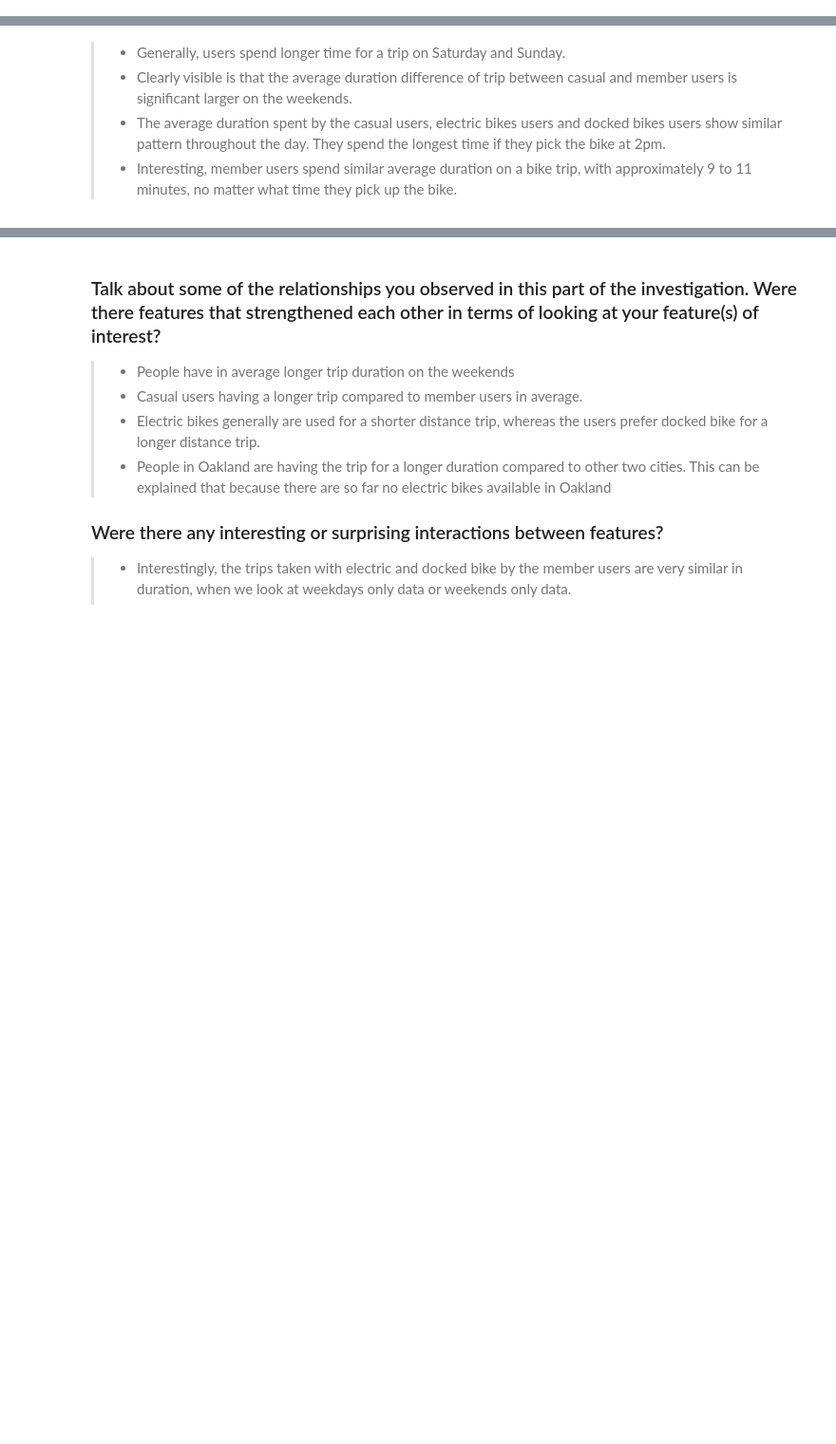
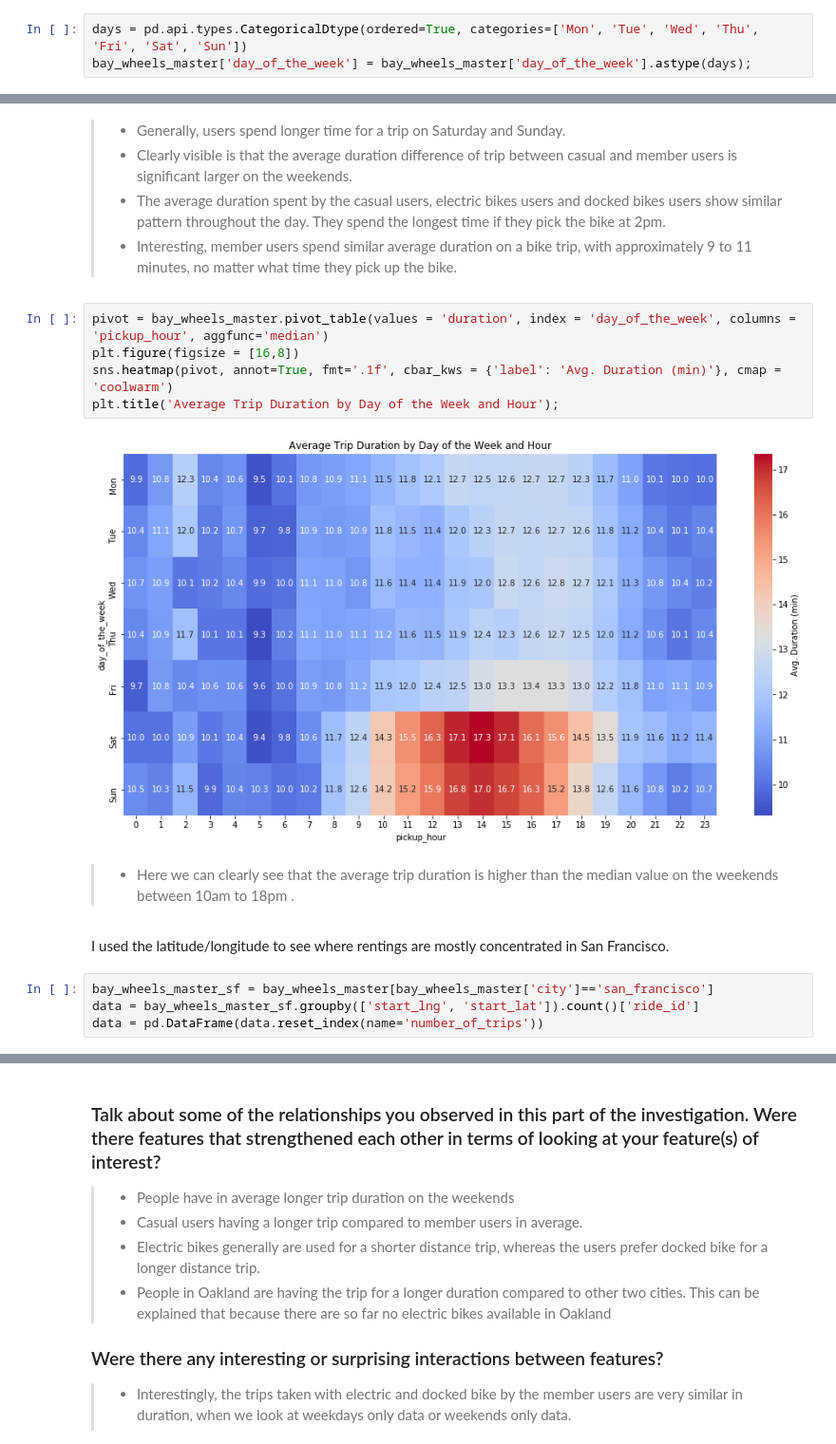
Before and after one commit to weichong-ong/Bay_Wheels_System_Data_Explanatory_Visualization, a Jupyter notebook: Exploratory_Analysis.ipynb, the cells around one changed output, grey strips where cells are left out. Shown at 95% size. Cells and saved outputs as stored; diff of their text form; blank space fills up the shorter version.

Commit message:
Add more multivariate visualization

```diff
--- a/Exploratory_Analysis.ipynb
+++ b/Exploratory_Analysis.ipynb
@@ -199,6 +199,9 @@ bay_wheels_master['started_at'] = pd.to_datetime(bay_wheels_master['started_at']
 bay_wheels_master['ended_at'] = pd.to_datetime(bay_wheels_master['ended_at'])
 bay_wheels_master['start_station_id'] = bay_wheels_master['start_station_id'].astype(str)
 bay_wheels_master['end_station_id'] = bay_wheels_master['end_station_id'].astype(str)
+# %%
+days = pd.api.types.CategoricalDtype(ordered=True, categories=['Mon', 'Tue', 'Wed', 'Thu', 'Fri', 'Sat', 'Sun'])
+bay_wheels_master['day_of_the_week'] = bay_wheels_master['day_of_the_week'].astype(days);
 # %% [markdown]
 <a id= "eda"> </a>
 ## Exploratory Data Analysis
@@ -603,3 +595,18 @@ plt.show()
 > - Clearly visible is that the average duration difference of trip between casual and member users is significant larger on the weekends.
 > - The average duration spent by the casual users, electric bikes users and docked bikes users show similar pattern throughout the day. They spend the longest time if they pick the bike at 2pm.
 > - Interesting, member users spend similar average duration on a bike trip, with approximately 9 to 11 minutes, no matter what time they pick up the bike.
+# %%
+pivot = bay_wheels_master.pivot_table(values = 'duration', index = 'day_of_the_week', columns = 'pickup_hour', aggfunc='median')
+plt.figure(figsize = [16,8])
+sns.heatmap(pivot, annot=True, fmt='.1f', cbar_kws = {'label': 'Avg. Duration (min)'}, cmap = 'coolwarm')
+plt.title('Average Trip Duration by Day of the Week and Hour');
+# %% [output]
+[figure, added]
+# %% [markdown]
+> - Here we can clearly see that the average trip duration is higher than the median value on the weekends between 10am to 18pm .
+# %% [markdown]
+I used the latitude/longitude to see where rentings are mostly concentrated in San Francisco.
+# %%
+bay_wheels_master_sf = bay_wheels_master[bay_wheels_master['city']=='san_francisco']
+data = bay_wheels_master_sf.groupby(['start_lng', 'start_lat']).count()['ride_id']
+data = pd.DataFrame(data.reset_index(name='number_of_trips'))
```
Also changed, not shown: parts of 6 cells of this notebook, 1 other file.
